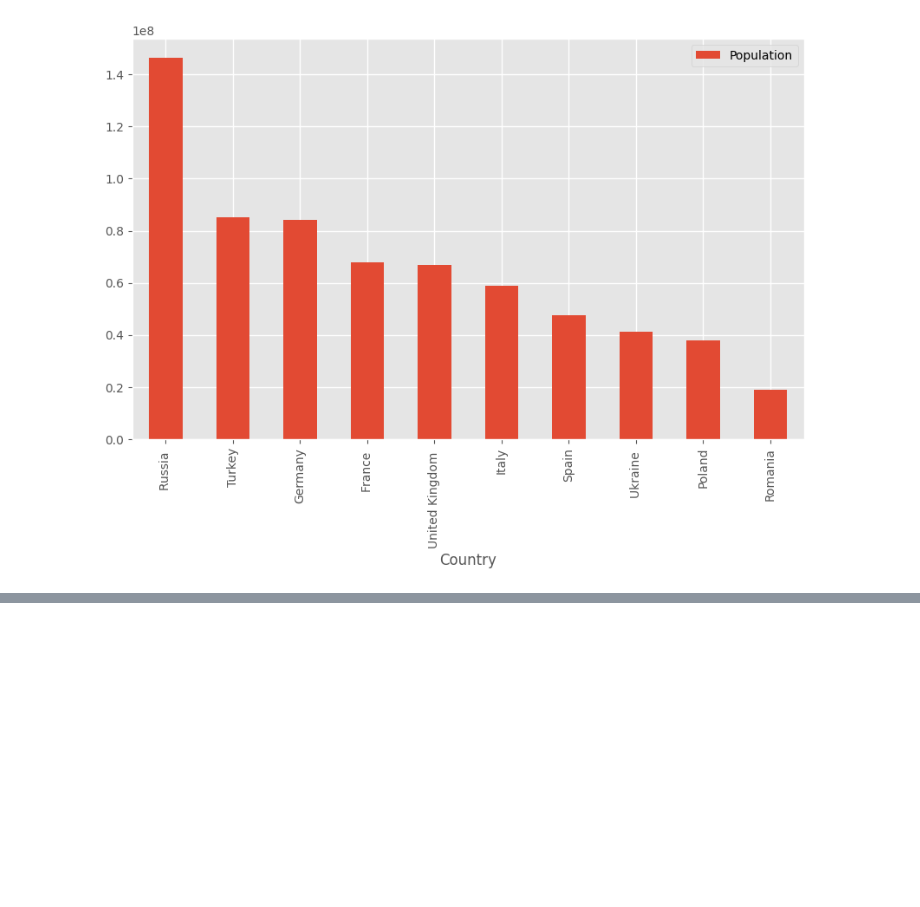
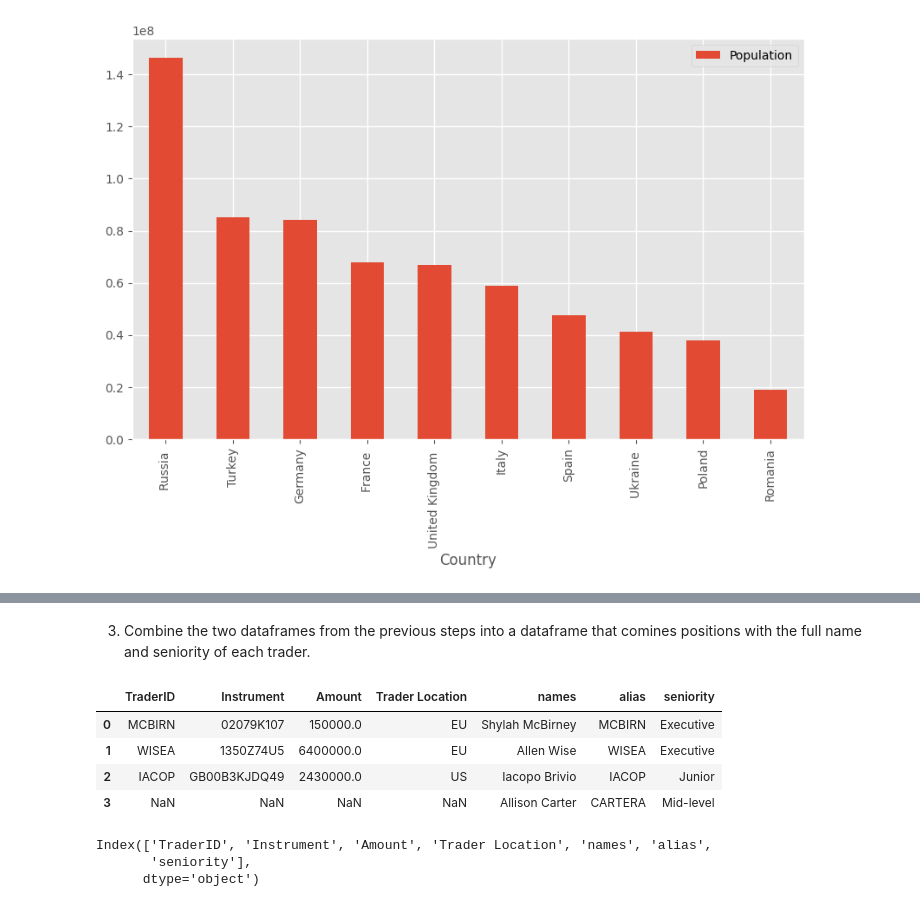
Before and after one commit to TomaszBury/The-ultimate-pandas-bootcamp-advanced-python-data-analysis, a Jupyter notebook: section_13/data_formats_and_io.ipynb, the cells around one changed output, grey strips where cells are left out. Drawn from its saved outputs; the diff is of its cells as text; code cells hidden in the pictures; blank space fills up the shorter version.

```diff
--- a/section_13/data_formats_and_io.ipynb
+++ b/section_13/data_formats_and_io.ipynb
@@ -249,0 +586,4 @@ plt.show()
+# %%
+url_traders = 'https://www.andybek.com/traders/'
+positions = pd.read_html(url_traders)
+type(positions)
@@ -249,0 +610,4 @@ plt.show()
+# %%
+url_traders = 'https://www.andybek.com/pandas-traders-names'
+traders = pd.read_json(url_traders)
+type(traders)
@@ -249,0 +624,19 @@ plt.show()
+# %% [markdown]
+
+3. Combine the two dataframes from the previous steps into a dataframe that comines positions with the full name and seniority of each trader.
+# %%
+positions = pd.concat([positions[0], traders], axis=1)
+# %%
+positions
+# %% [output]
+|  | TraderID | Instrument | Amount | Trader Location | names | alias | seniority |
+| 0 | MCBIRN | 02079K107 | 150000.0 | EU | Shylah McBirney | MCBIRN | Executive |
+| 1 | WISEA | 1350Z74U5 | 6400000.0 | EU | Allen Wise | WISEA | Executive |
+| 2 | IACOP | GB00B3KJDQ49 | 2430000.0 | US | Iacopo Brivio | IACOP | Junior |
+| 3 | NaN | NaN | NaN | NaN | Allison Carter | CARTERA | Mid-level |
+# %%
+positions.columns
+# %% [output]
+Index(['TraderID', 'Instrument', 'Amount', 'Trader Location', 'names', 'alias',
+       'seniority'],
+      dtype='object')
```
Also changed, not shown: parts of 81 cells of this notebook, 14 other files.
